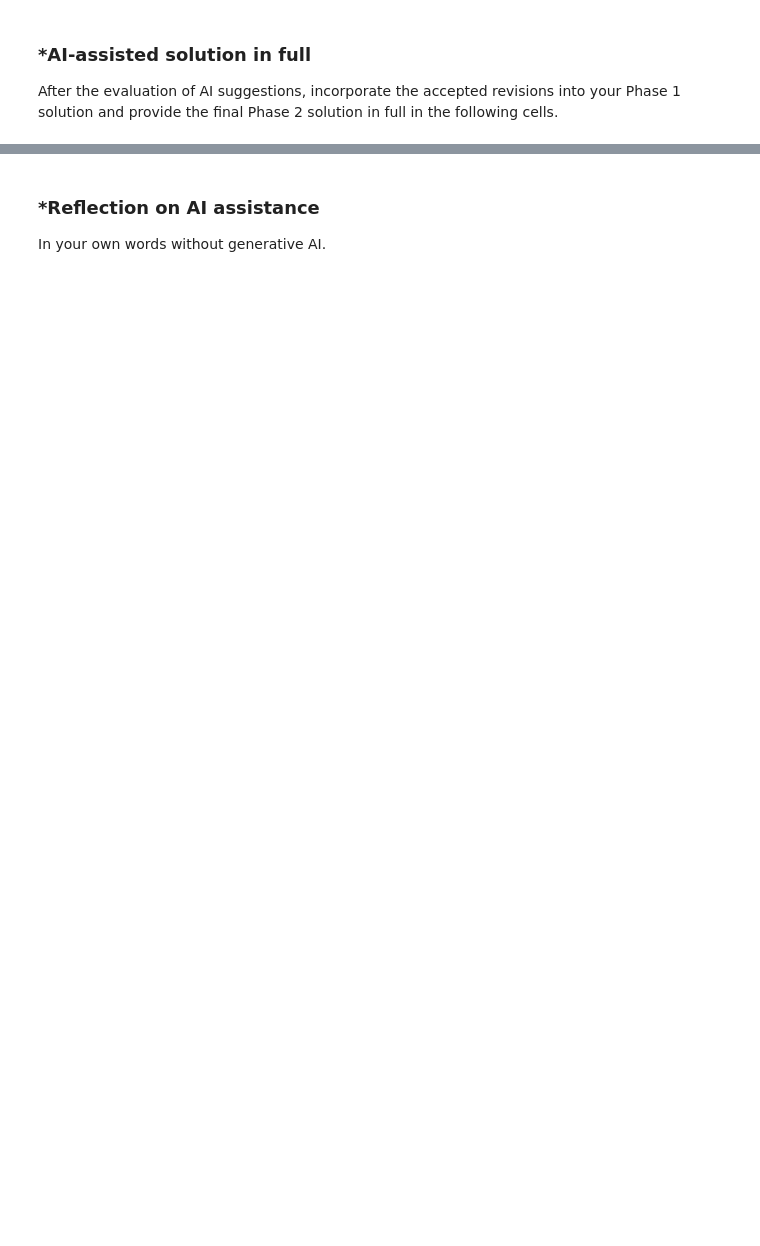
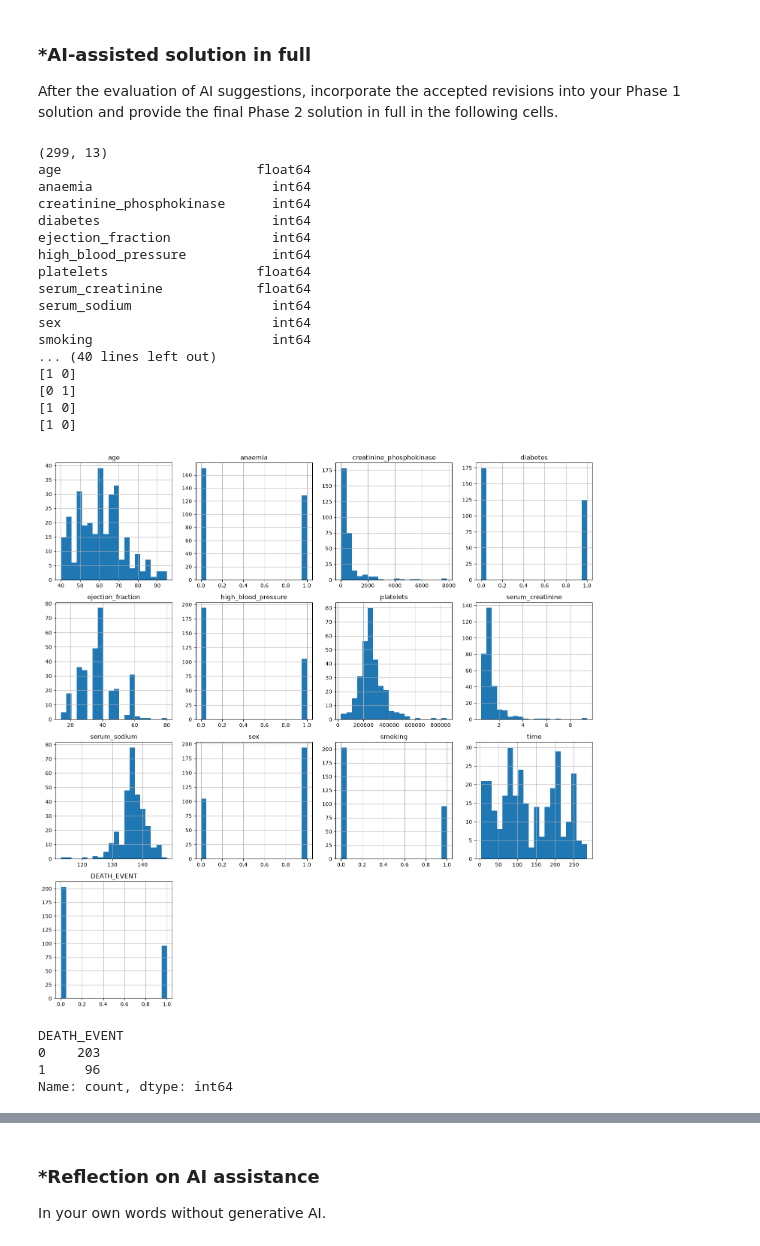
Before and after one commit to voleann/L03-tree-stability, a Jupyter notebook: notebook_(6).ipynb, the cells around one changed output, grey strips where cells are left out. Cells and saved outputs as stored; diff of their text form; code cells hidden in the pictures; blank space fills up the shorter version.

```diff
--- a/notebook_(6).ipynb
+++ b/notebook_(6).ipynb
@@ -41,3 +35,8 @@ Saving heart_failure_clinical_records_dataset.csv to heart_failure_clinical_reco
+# %%
+from pathlib import Path
+data_path = Path('data/heart_failure/heart_failure_clinical_records_dataset.csv')
+if not data_path.exists():
+    data_path = Path('heart_failure_clinical_records_dataset.csv')
 # %%
 from numpy import binary_repr
 ### Question 1
@@ -349,3 +356,66 @@ Keep Phase 1 frozen.
 After the evaluation of AI suggestions, incorporate the accepted revisions into your Phase 1 solution and provide the final Phase 2 solution in full in the following cells.
 # %%
 # Your Phase 2 solution to the problem goes here.
+# %%
+from numpy import binary_repr
+### Question 1
+
+## 1.1: Explore the heart_failure data set and clean it appropriately
+import pandas as pd
+import numpy as np
+import matplotlib.pyplot as plt
+import seaborn as sns
+
+df = pd.read_csv(data_path)
+print(df.shape)
+print(df.dtypes)
+df.info()
+df.head()
+
+# Check for missing values = 0
+print(df.isnull().sum())
+
+# Check for duplicate rows = 0
+print(df.duplicated().sum())
+
+# Check that binary variables are properly coded
+print(df['anaemia'].unique())
+print(df['diabetes'].unique())
+print(df['high_blood_pressure'].unique())
+print(df['smoking'].unique())
+print(df['sex'].unique())
+print(df['DEATH_EVENT'].unique())
+
+# Look at data visualizations
+df.hist(figsize = (15, 15), bins=20)
+plt.tight_layout()
+plt.show()
+
+# Look at response variable
+df['DEATH_EVENT'].value_counts()
+
+# The dataset contains 299 observations and 13 numerical variables. There are no missing variables and all
+# of the binary variables are correctly coded. No additional data cleaning was needed.
+# %% [output]
+(299, 13)
+age                         float64
+anaemia                       int64
+creatinine_phosphokinase      int64
+diabetes                      int64
+ejection_fraction             int64
+high_blood_pressure           int64
+platelets                   float64
+serum_creatinine            float64
+serum_sodium                  int64
+sex                           int64
+smoking                       int64
+... (40 lines left out)
+[1 0]
+[0 1]
+[1 0]
+[1 0]
+[figure, added]
+DEATH_EVENT
+0    203
+1     96
+Name: count, dtype: int64
```
Also changed, not shown: parts of 23 cells of this notebook.
